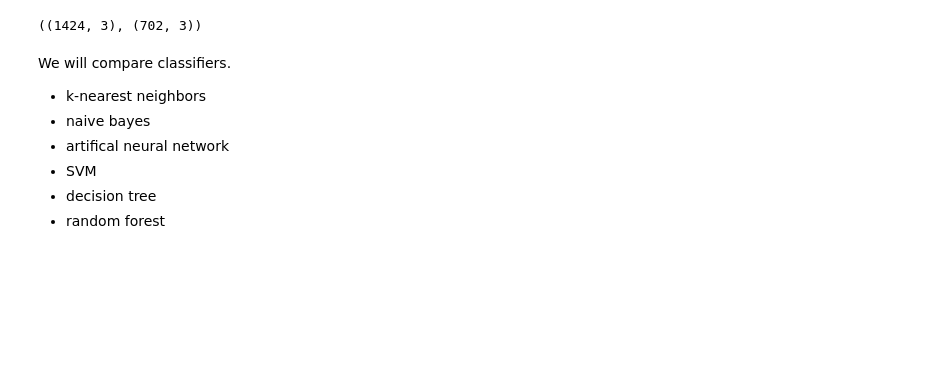
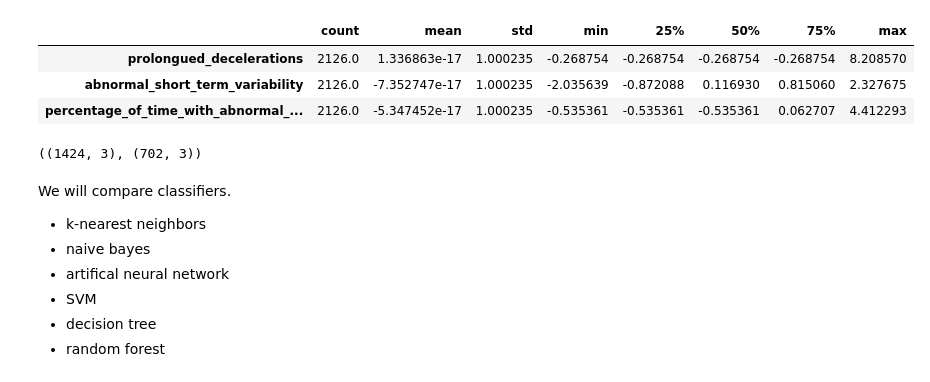
Before and after one commit to kimberashman/fetal-health, a Jupyter notebook: notebooks/2.0-classification.ipynb, the cells around one changed output. Drawn from its saved outputs; the diff is of its cells as text; code cells hidden in the pictures; blank space fills up the shorter version.

```diff
--- a/notebooks/2.0-classification.ipynb
+++ b/notebooks/2.0-classification.ipynb
@@ -29,7 +31,18 @@ df_train = pd.read_csv('../data/raw/fetal_health.csv')
 # %%
 features = ['prolongued_decelerations','abnormal_short_term_variability','percentage_of_time_with_abnormal_long_term_variability']
 
 # X = df_train.drop('fetal_health',axis = 1)
 X = df_train[features]
 y = df_train[['fetal_health']]
-X_train, X_test,y_train,y_test = train_test_split(X,y,test_size = 0.33)
+
+#Set up a standard scaler for the features
+col_names = list(X.columns)
+sc = preprocessing.StandardScaler()
+X_s= sc.fit_transform(X)
+X_s = pd.DataFrame(X_s, columns=col_names)
+X_s.describe().T
+# %% [output]
+|  | count | mean | std | min | 25% | 50% | 75% | max |
+| prolongued_decelerations | 2126.0 | 1.336863e-17 | 1.000235 | -0.268754 | -0.268754 | -0.268754 | -0.268754 | 8.208570 |
+| abnormal_short_term_variability | 2126.0 | -7.352747e-17 | 1.000235 | -2.035639 | -0.872088 | 0.116930 | 0.815060 | 2.327675 |
+| percentage_of_time_with_abnormal_... | 2126.0 | -5.347452e-17 | 1.000235 | -0.535361 | -0.535361 | -0.535361 | 0.062707 | 4.412293 |
```
Also changed, not shown: parts of 26 cells of this notebook, 9 other files.
